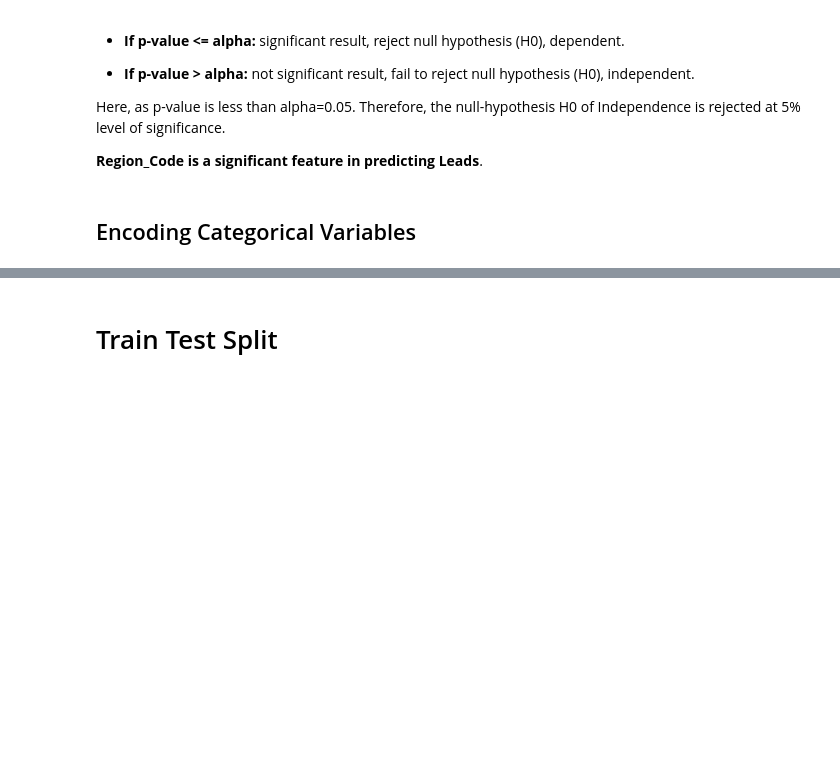
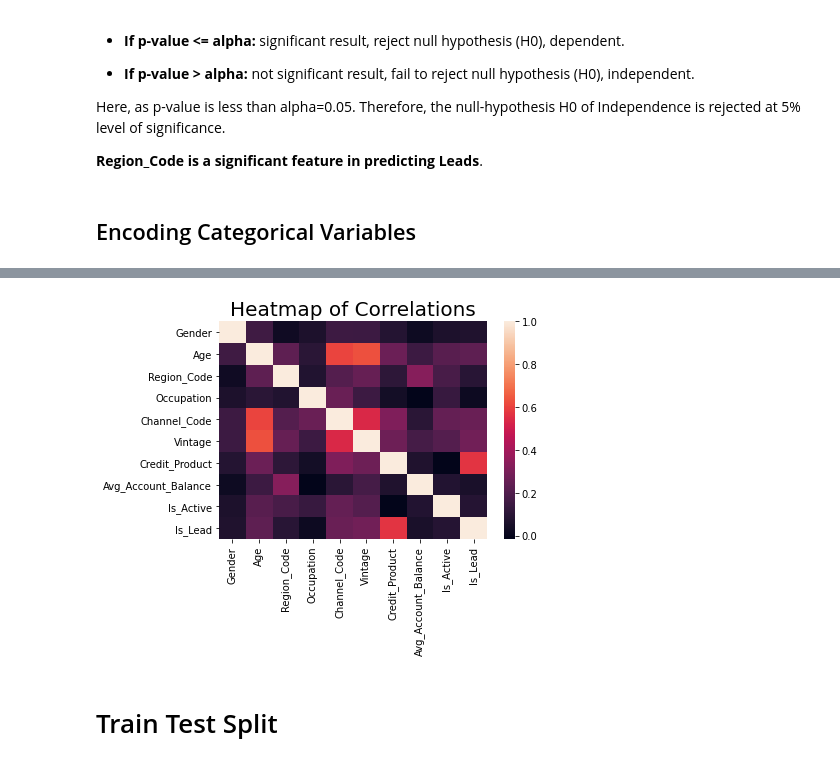
Before and after one commit to ankit-javeri/Credit-card-Lead-prediction, a Jupyter notebook: Credit_card_lead_prediction.ipynb, the cells around one changed output, grey strips where cells are left out. Saved outputs shown, nothing was run; the diff lists cells and outputs as text; code cells hidden in the pictures; blank space fills up the shorter version.

```diff
--- a/Credit_card_lead_prediction.ipynb
+++ b/Credit_card_lead_prediction.ipynb
@@ -260,6 +405,9 @@ data1.head()
 # %%
 corr = data1.corr()
 sns.heatmap(corr);
+plt.title("Heatmap of Correlations", fontsize=20, fontweight=10);
+# %% [output]
+[figure, added]
 # %%
 # Fill missing values with 'mode'
 #data['Credit_Product'].fillna(data['Credit_Product'].mode()[0], inplace=True)
```
Also changed, not shown: parts of 95 cells of this notebook, 1 other file.
